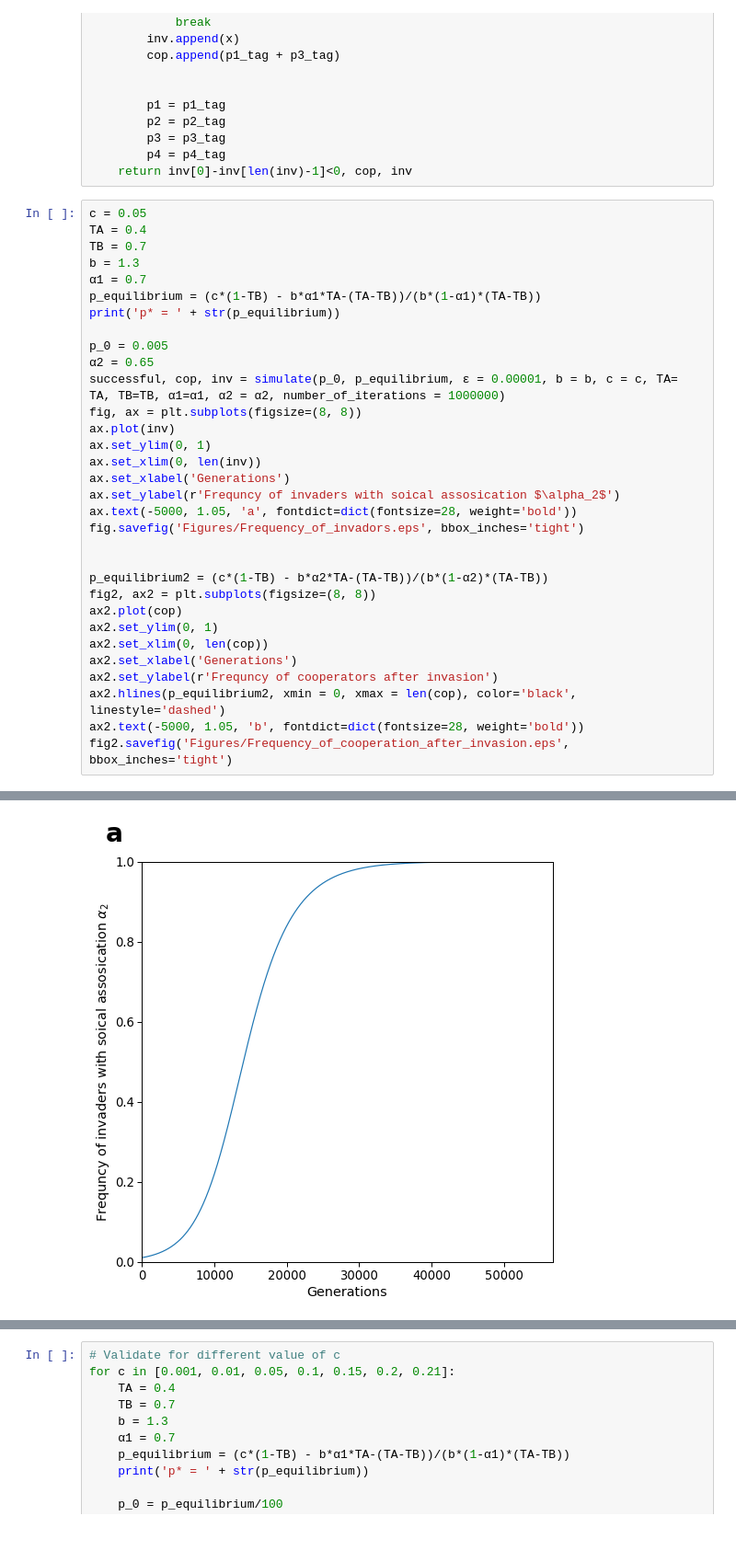
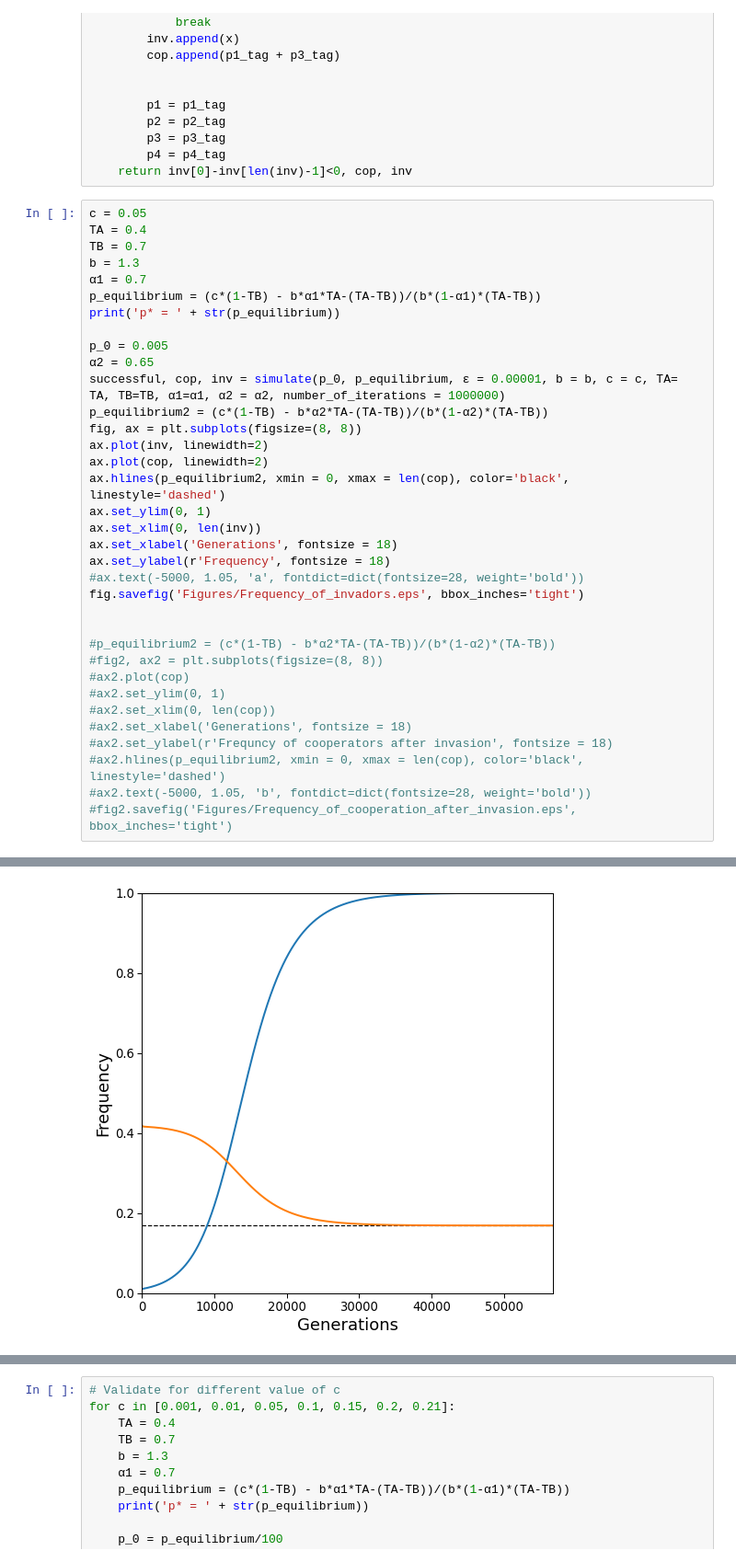
Before and after one commit to yoavram-lab/CulturalCooperation, a Jupyter notebook: ms/figures.ipynb, the cells around one changed output, grey strips where cells are left out. Shown at 92% size. Saved outputs shown, nothing was run; the diff lists cells and outputs as text; blank space fills up the shorter version.

Commit message:
Fix figure 5

```diff
--- a/ms/figures.ipynb
+++ b/ms/figures.ipynb
@@ -768,35 +768,38 @@ def simulate(p_0, p_equilibrium, ε, b, c, TA, TB, α1, α2, number_of_iteration
 # %%
 c = 0.05
 TA = 0.4
 TB = 0.7
 b = 1.3
 α1 = 0.7
 p_equilibrium = (c*(1-TB) - b*α1*TA-(TA-TB))/(b*(1-α1)*(TA-TB))
 print('p* = ' + str(p_equilibrium))
 
 p_0 = 0.005
 α2 = 0.65
 successful, cop, inv = simulate(p_0, p_equilibrium, ε = 0.00001, b = b, c = c, TA= TA, TB=TB, α1=α1, α2 = α2, number_of_iterations = 1000000)
+p_equilibrium2 = (c*(1-TB) - b*α2*TA-(TA-TB))/(b*(1-α2)*(TA-TB))
 fig, ax = plt.subplots(figsize=(8, 8))
-ax.plot(inv)
+ax.plot(inv, linewidth=2)
+ax.plot(cop, linewidth=2)
+ax.hlines(p_equilibrium2, xmin = 0, xmax = len(cop), color='black', linestyle='dashed')
 ax.set_ylim(0, 1)
 ax.set_xlim(0, len(inv))
-ax.set_xlabel('Generations')
-ax.set_ylabel(r'Frequncy of invaders with soical assosication $\alpha_2$')
-ax.text(-5000, 1.05, 'a', fontdict=dict(fontsize=28, weight='bold'))
+ax.set_xlabel('Generations', fontsize = 18)
+ax.set_ylabel(r'Frequency', fontsize = 18)
+#ax.text(-5000, 1.05, 'a', fontdict=dict(fontsize=28, weight='bold'))
 fig.savefig('Figures/Frequency_of_invadors.eps', bbox_inches='tight')
 
 
-p_equilibrium2 = (c*(1-TB) - b*α2*TA-(TA-TB))/(b*(1-α2)*(TA-TB))
-fig2, ax2 = plt.subplots(figsize=(8, 8))
-ax2.plot(cop)
-ax2.set_ylim(0, 1)
-ax2.set_xlim(0, len(cop))
-ax2.set_xlabel('Generations')
-ax2.set_ylabel(r'Frequncy of cooperators after invasion')
-ax2.hlines(p_equilibrium2, xmin = 0, xmax = len(cop), color='black', linestyle='dashed')
-ax2.text(-5000, 1.05, 'b', fontdict=dict(fontsize=28, weight='bold'))
-fig2.savefig('Figures/Frequency_of_cooperation_after_invasion.eps', bbox_inches='tight')
+#p_equilibrium2 = (c*(1-TB) - b*α2*TA-(TA-TB))/(b*(1-α2)*(TA-TB))
+#fig2, ax2 = plt.subplots(figsize=(8, 8))
+#ax2.plot(cop)
+#ax2.set_ylim(0, 1)
+#ax2.set_xlim(0, len(cop))
+#ax2.set_xlabel('Generations', fontsize = 18)
+#ax2.set_ylabel(r'Frequncy of cooperators after invasion', fontsize = 18)
+#ax2.hlines(p_equilibrium2, xmin = 0, xmax = len(cop), color='black', linestyle='dashed')
+#ax2.text(-5000, 1.05, 'b', fontdict=dict(fontsize=28, weight='bold'))
+#fig2.savefig('Figures/Frequency_of_cooperation_after_invasion.eps', bbox_inches='tight')
 # %% [output]
 p* = 0.4188034188034192
-[figure, old version]
+[figure, new version]
```
Also changed, not shown: parts of 1 cell of this notebook, 4 other files.
